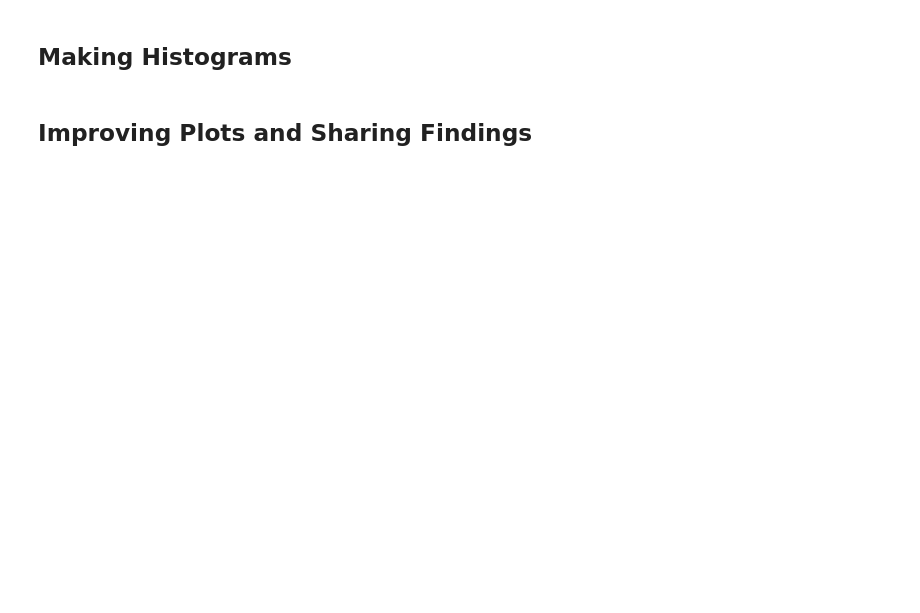
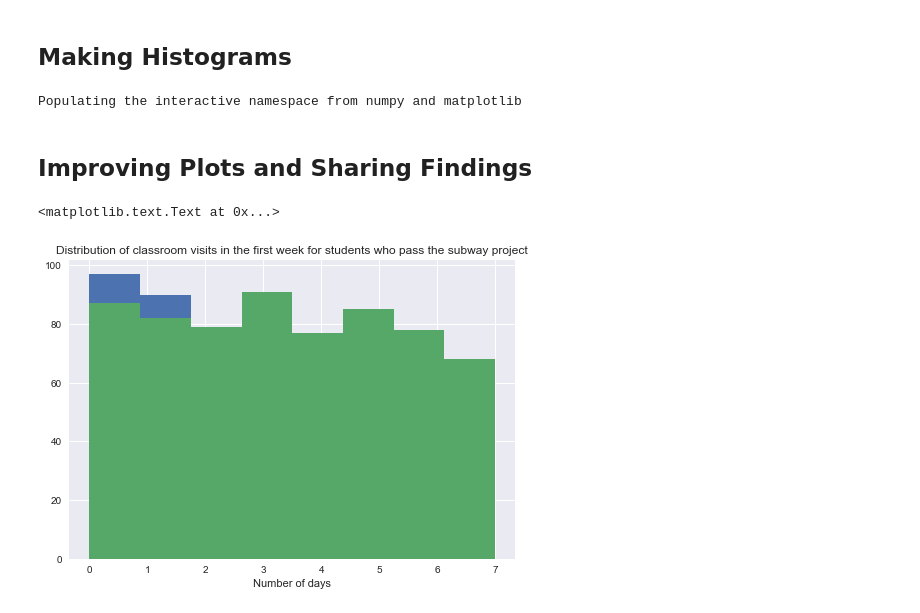
Before and after one commit to sagecodes/student_analysis, a Jupyter notebook: analysis.ipynb, the cells around one changed output. Saved outputs shown, nothing was run; the diff lists cells and outputs as text; code cells hidden in the pictures; blank space fills up the shorter version.

Commit message:
implement some graph features

```diff
--- a/analysis.ipynb
+++ b/analysis.ipynb
@@ -595,14 +596,44 @@ Maximum: 7
 ## Make histograms of the three metrics we looked at earlier for both
 ## students who passed the subway project and students who didn't. You
 ## might also want to make histograms of any other metrics you examined.
+
+%pylab inline
+
+import matplotlib.pyplot as plt
+import numpy as np
+
+# Summarize the given data
+def describe_data(data):
+    print 'Mean:', np.mean(data)
+    print 'Standard deviation:', np.std(data)
+    print 'Minimum:', np.min(data)
+    print 'Maximum:', np.max(data)
+    plt.hist(data)
+# %% [output]
+Populating the interactive namespace from numpy and matplotlib
 # %% [markdown]
 ## Improving Plots and Sharing Findings
 # %%
 ######################################
 #                 14                 #
 ######################################
 
 ## Make a more polished version of at least one of your visualizations
 ## from earlier. Try importing the seaborn library to make the visualization
 ## look better, adding axis labels and a title, and changing one or more
 ## arguments to the hist() function.
+
+import seaborn as sns
+
+plt.hist(non_passing_visits.values(), bins=8)
+plt.xlabel('Number of days')
+plt.title('Distribution of classroom visits in the first week ' +
+          'for students who do not pass the subway project')
+
+plt.hist(passing_visits.values(), bins=8)
+plt.xlabel('Number of days')
+plt.title('Distribution of classroom visits in the first week ' +
+          'for students who pass the subway project')
+# %% [output]
+<matplotlib.text.Text at 0x...>
+[figure, added]
```
Also changed, not shown: parts of 1 cell of this notebook.
